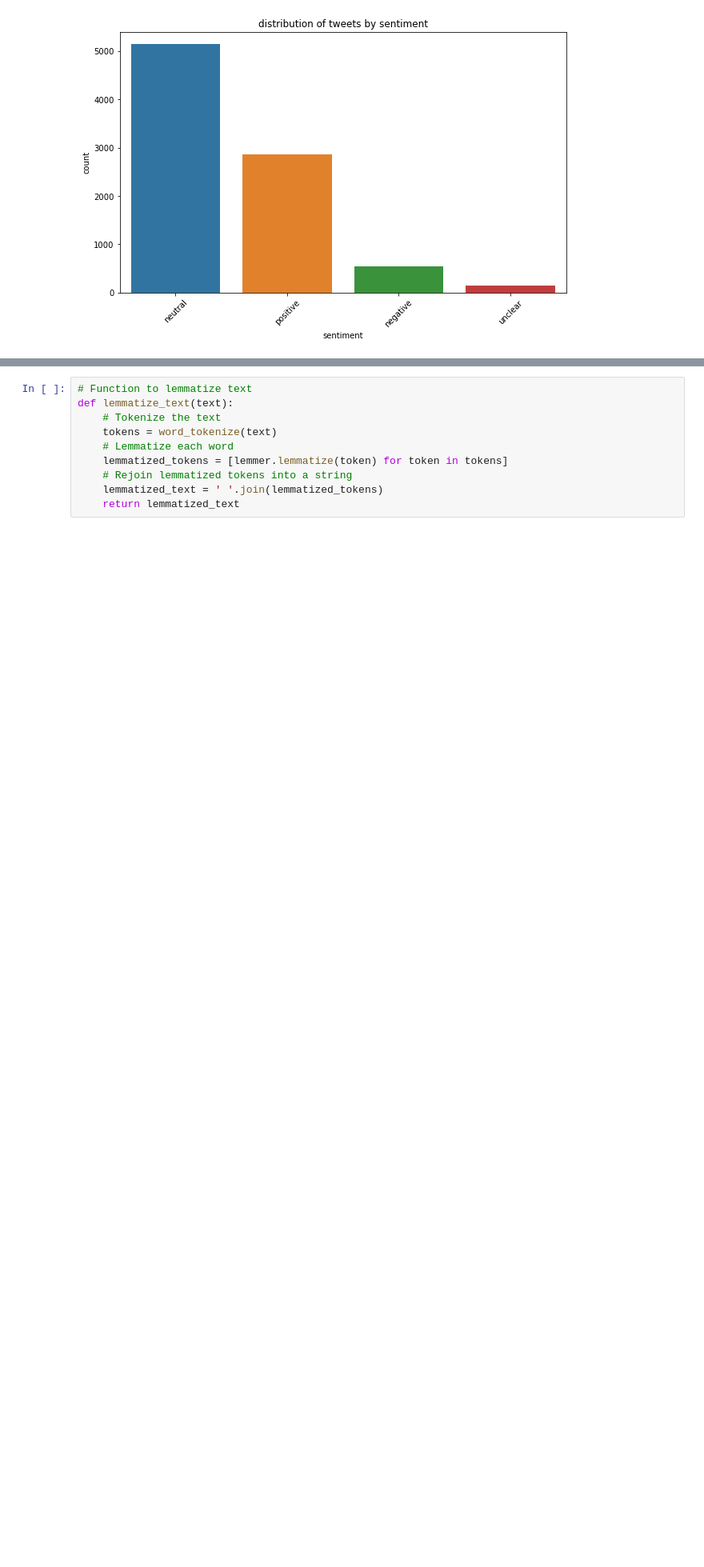
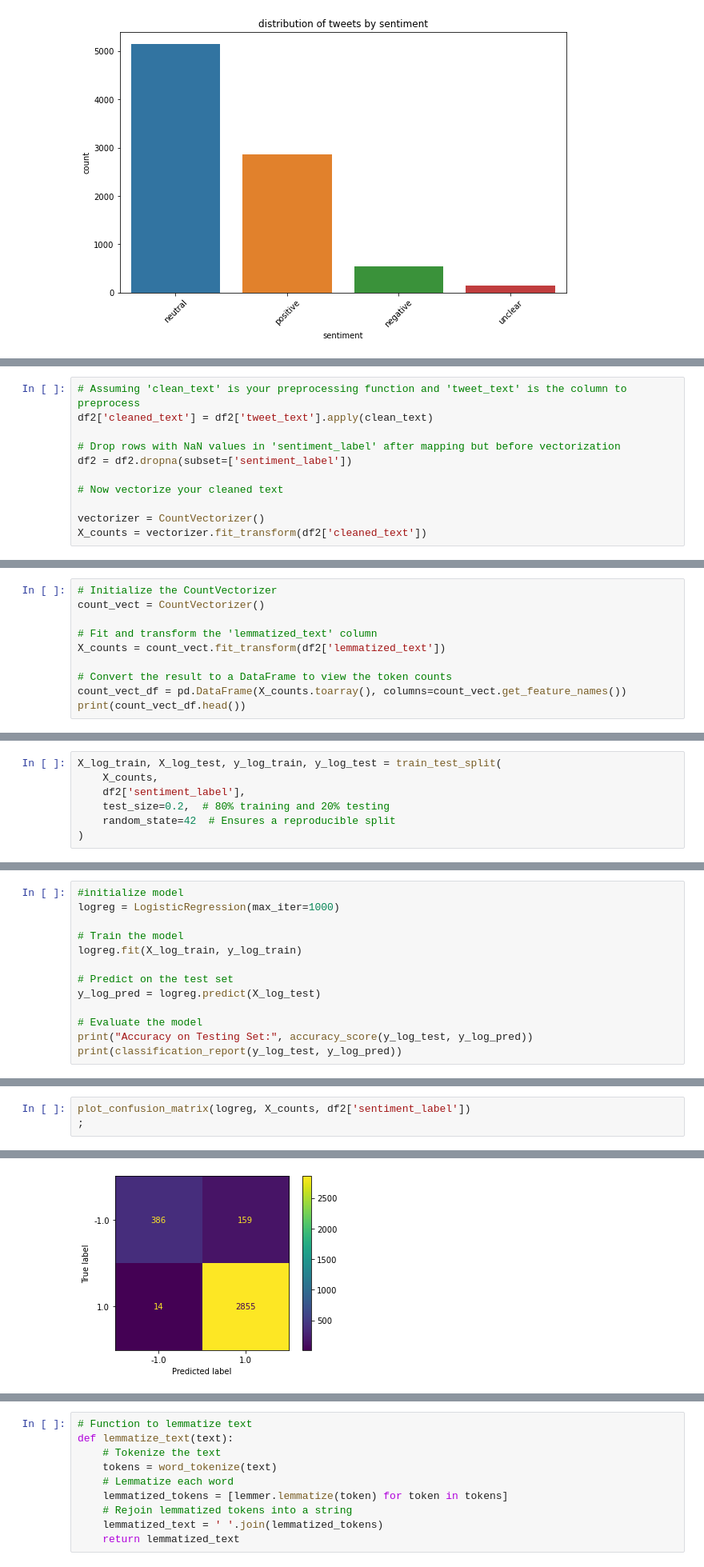
Before and after one commit to meghana-pakala/NLP-project, a Jupyter notebook: final.ipynb, the cells around one changed output, grey strips where cells are left out. Shown at 80% size. Drawn from its saved outputs; the diff is of its cells as text; blank space fills up the shorter version.

```diff
--- a/final.ipynb
+++ b/final.ipynb
@@ -203,0 +392,11 @@ tweet_countplot(df, 'sentiment', hue='brand')
+# %%
+# Assuming 'clean_text' is your preprocessing function and 'tweet_text' is the column to preprocess
+df2['cleaned_text'] = df2['tweet_text'].apply(clean_text)
+
+# Drop rows with NaN values in 'sentiment_label' after mapping but before vectorization
+df2 = df2.dropna(subset=['sentiment_label'])
+
+# Now vectorize your cleaned text
+
+vectorizer = CountVectorizer()
+X_counts = vectorizer.fit_transform(df2['cleaned_text'])
@@ -203,0 +447,10 @@ tweet_countplot(df, 'sentiment', hue='brand')
+# %%
+# Initialize the CountVectorizer
+count_vect = CountVectorizer()
+
+# Fit and transform the 'lemmatized_text' column
+X_counts = count_vect.fit_transform(df2['lemmatized_text'])
+
+# Convert the result to a DataFrame to view the token counts
+count_vect_df = pd.DataFrame(X_counts.toarray(), columns=count_vect.get_feature_names())
+print(count_vect_df.head())
@@ -205,0 +501,7 @@ tweet_countplot(df, 'sentiment', hue='brand')
+# %%
+X_log_train, X_log_test, y_log_train, y_log_test = train_test_split(
+    X_counts,
+    df2['sentiment_label'],
+    test_size=0.2,  # 80% training and 20% testing
+    random_state=42  # Ensures a reproducible split
+)
@@ -205,0 +512,13 @@ tweet_countplot(df, 'sentiment', hue='brand')
+# %%
+#initialize model
+logreg = LogisticRegression(max_iter=1000)
+
+# Train the model
+logreg.fit(X_log_train, y_log_train)
+
+# Predict on the test set
+y_log_pred = logreg.predict(X_log_test)
+
+# Evaluate the model
+print("Accuracy on Testing Set:", accuracy_score(y_log_test, y_log_pred))
+print(classification_report(y_log_test, y_log_pred))
@@ -205,0 +560,4 @@ tweet_countplot(df, 'sentiment', hue='brand')
+# %%
+plot_confusion_matrix(logreg, X_counts, df2['sentiment_label'])
+;
+# %% [output]
@@ -206 +565,2 @@ tweet_countplot(df, 'sentiment', hue='brand')
+[figure, added]
 # %% [markdown]
```
Also changed, not shown: parts of 71 cells of this notebook, 1 other file.
